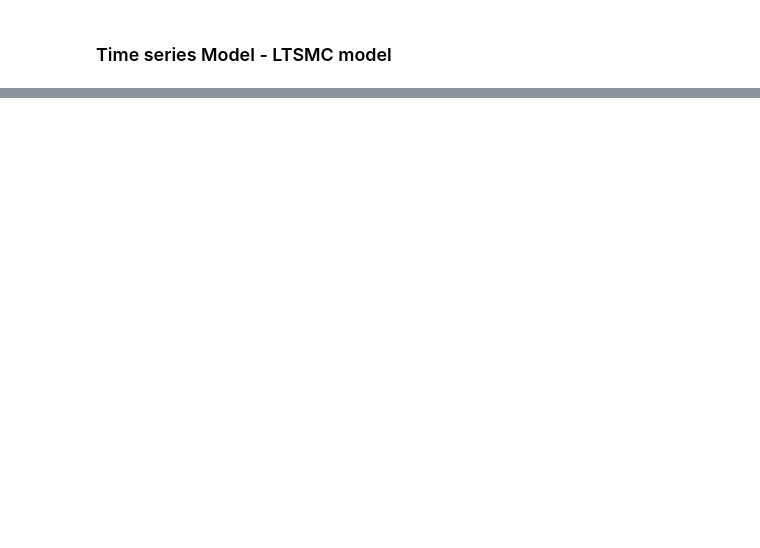
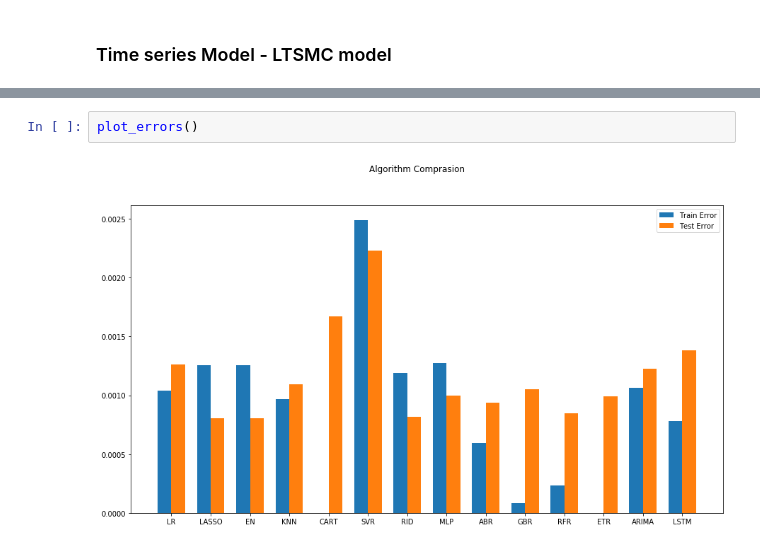
Before and after one commit to askhab2022/ML-Repo, a Jupyter notebook: fin-ml/Stock Price Prediction.ipynb, the cells around one changed output, grey strips where cells are left out. Cells and saved outputs as stored; diff of their text form; blank space fills up the shorter version.

```diff
--- a/fin-ml/Stock Price Prediction.ipynb
+++ b/fin-ml/Stock Price Prediction.ipynb
@@ -368,0 +402,4 @@ error_Test_ARIMA
+# %%
+plot_errors()
+# %% [output]
+[figure, added]
```
Also changed, not shown: parts of 31 cells of this notebook.
